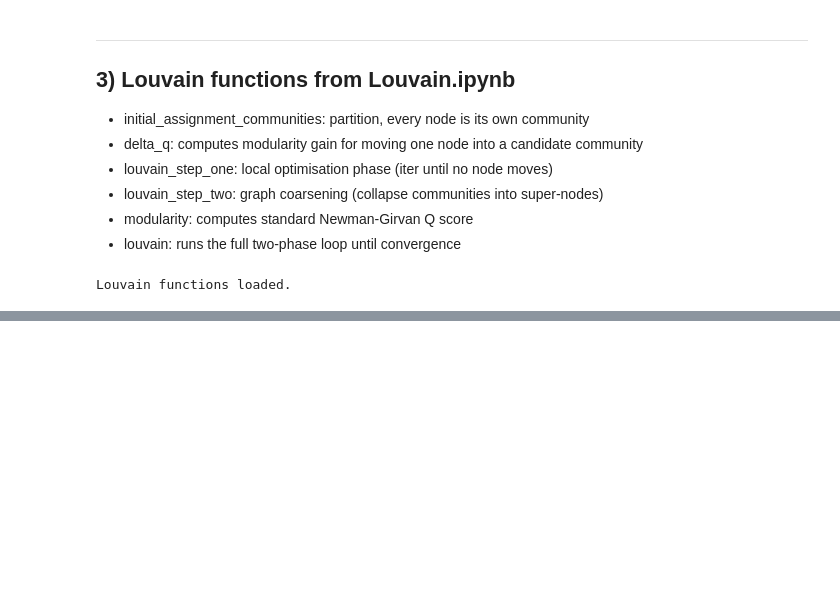
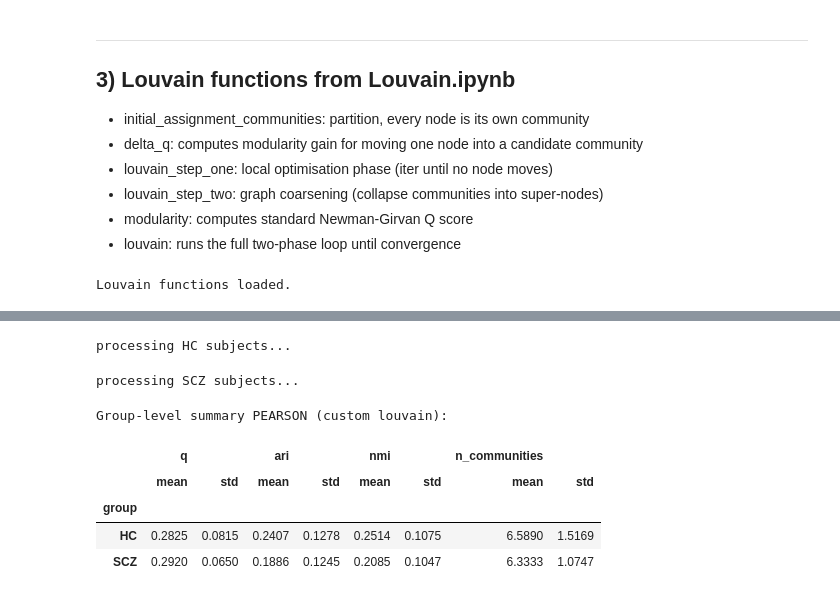
Before and after one commit to kkentia/SMA-schizo-nets, a Jupyter notebook: louvain_visualizations.ipynb, the cells around one changed output, grey strips where cells are left out. Cells and saved outputs as stored; diff of their text form; code cells hidden in the pictures; blank space fills up the shorter version.

```diff
--- a/louvain_visualizations.ipynb
+++ b/louvain_visualizations.ipynb
@@ -287,0 +806,80 @@ Louvain functions loaded.
+# %%
+# ---------------------- PEARSON REF PARTITION ---------------------
+results_hc_pearson = []
+results_scz_pearson = []
+
+
+# --------------- PROCESS HC SUBJECTS ---------------
+print("processing HC subjects...")
+
+for i, G in enumerate(tqdm(graphs_hc_pearson, desc='HC')):
+    partition = louvain( #our louvain returns dict {node: community_id}
+        G, threshold=THRESHOLD, weight='weight', max_levels=MAX_LEVELS, gamma=GAMMA
+    )
+
+    #convert dict to list of sets so we can count communities
+    comm_sets= communities_to_sets(partition) #communities_to_sets is a helper function implemented before
+    q = modularity (G, partition, gamma=GAMMA)
+
+    common_nodes= sorted(set(partition.keys()) & set(hc_ref_partition_pearson.keys()))
+    ref_arr = np.array([hc_ref_partition_pearson[nd] for nd in common_nodes])
+    subj_arr= np.array([partition[nd] for nd in common_nodes])
+
+    ari = adjusted_rand_score(ref_arr, subj_arr) #from sklearn
+    nmi = normalized_mutual_info_score(ref_arr, subj_arr)
+
+    results_hc_pearson.append({
+        'subject_idx': i,
+        'group': 'HC',
+        'q' : q,
+        'ari': ari,
+        'nmi': nmi,
+        'partition': partition,
+        'n_communities': len(comm_sets)
+    })
+
+
+
+# --------------- PROCESS SCZ SUBJECTS ---------------
+print("processing SCZ subjects...")
+
+for i, G in enumerate(tqdm(graphs_scz_pearson, desc= 'SCZ')):
+    partition = louvain(G, threshold=THRESHOLD, weight='weight', max_levels=MAX_LEVELS, gamma=GAMMA)
+
+    comm_sets = communities_to_sets(partition)
+    q = modularity(G, partition, gamma=GAMMA)
+
+    common_nodes= sorted(set(partition.keys()) & set(hc_ref_partition_pearson.keys()))
+    ref_arr=np.array([hc_ref_partition_pearson[nd] for nd in common_nodes])
+    subj_arr= np.array([partition[nd] for nd in common_nodes])
+
+    ari = adjusted_rand_score(ref_arr, subj_arr) #from sklearn
+    nmi = normalized_mutual_info_score(ref_arr, subj_arr)
+
+    results_scz_pearson.append({
+        'subject_idx': i,
+        'group': 'SCZ',
+        'q' : q,
+        'ari': ari,
+        'nmi': nmi,
+        'partition': partition,
+        'n_communities': len(comm_sets)
+    })
+
+
+
+
+# ----------- PEARSON DATAFRAME CREATION------------
+df_pearson= pd.DataFrame(results_hc_pearson + results_scz_pearson)
+print('\nGroup-level summary PEARSON (custom louvain):')
+display(df_pearson[['group','q','ari','nmi','n_communities']]
+        .groupby('group').agg(['mean','std']).round(4))
+# %% [output]
+processing HC subjects...
+processing SCZ subjects...
+Group-level summary PEARSON (custom louvain):
+|  | q |  | ari |  | nmi |  | n_communities |  |
+|  | mean | std | mean | std | mean | std | mean | std |
+| group |  |  |  |  |  |  |  |  |
+| HC | 0.2825 | 0.0815 | 0.2407 | 0.1278 | 0.2514 | 0.1075 | 6.5890 | 1.5169 |
+| SCZ | 0.2920 | 0.0650 | 0.1886 | 0.1245 | 0.2085 | 0.1047 | 6.3333 | 1.0747 |
```
Also changed, not shown: parts of 25 cells of this notebook.
